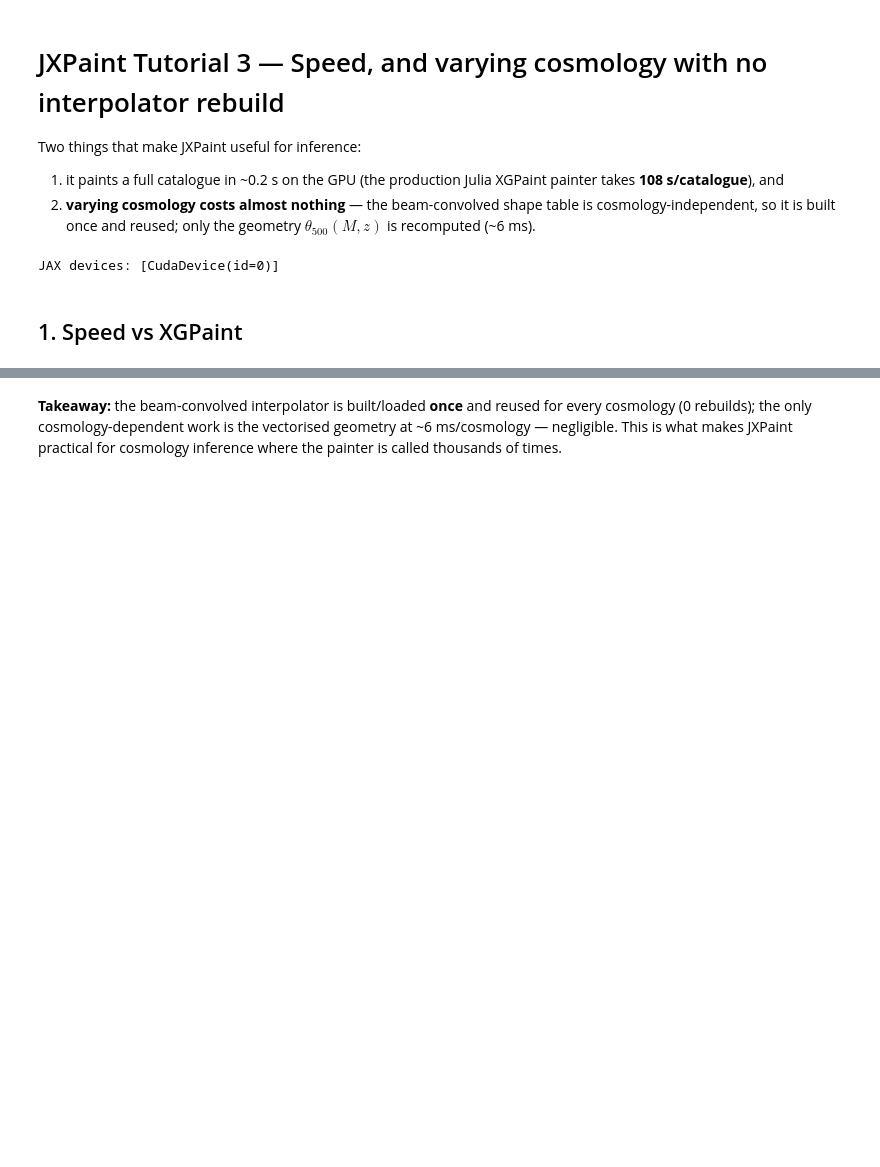
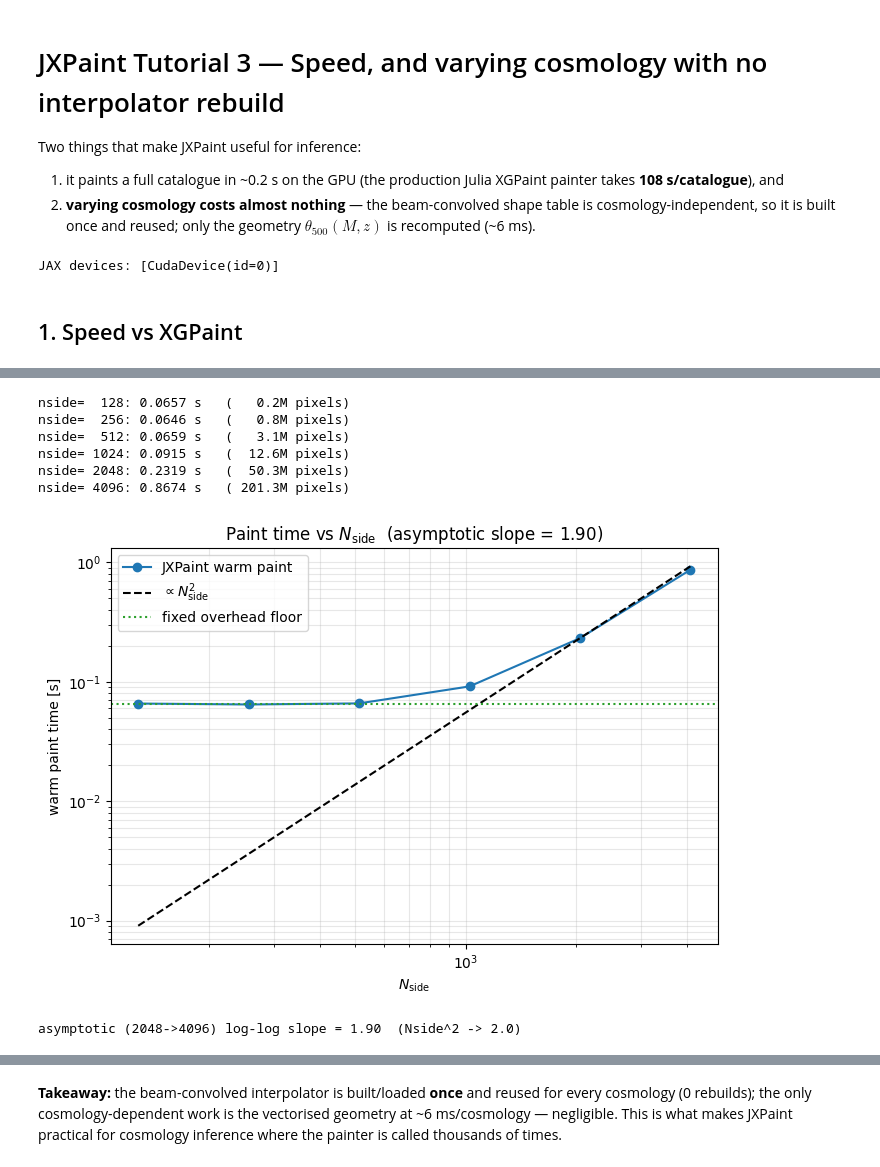
Before and after one commit to licongxu/JXPaint, a Jupyter notebook: tutorials/03_speed_and_cosmology.ipynb, the cells around one changed output, grey strips where cells are left out. Saved outputs shown, nothing was run; the diff lists cells and outputs as text; code cells hidden in the pictures; blank space fills up the shorter version.

```diff
--- a/tutorials/03_speed_and_cosmology.ipynb
+++ b/tutorials/03_speed_and_cosmology.ipynb
@@ -49,0 +61,39 @@ speedup:        585x   (bit-for-bit identical map)
+# %%
+sub = slice(0, 40000)
+zz, MM, lo, la, yy = z[sub], M[sub], lon[sub], lat[sub], y0[sub]
+nsides = np.array([128, 256, 512, 1024, 2048, 4096])
+times = []
+for nside in nsides:
+    sc = nside/1024.0
+    e_per, n_per = int(28*sc + 6), int(210*sc*sc + 40)     # caps scale with Nside
+    kw = dict(nside=int(nside), chunk=20_000_000, e_per_halo=e_per, n_per_halo=n_per)
+    paint_catalogue_gpu_native(zz, MM, lo, la, yy, st, **kw)        # compile
+    tt = []
+    for _ in range(3):
+        t0 = time.time()
+        paint_catalogue_gpu_native(zz, MM, lo, la, yy, st, **kw)
+        tt.append(time.time() - t0)
+    times.append(min(tt))
+    print(f"nside={nside:5d}: {min(tt):.4f} s   ({12*nside**2/1e6:6.1f}M pixels)")
+times = np.array(times)
+# %% [output]
+nside=  128: 0.0657 s   (   0.2M pixels)
+nside=  256: 0.0646 s   (   0.8M pixels)
+nside=  512: 0.0659 s   (   3.1M pixels)
+nside= 1024: 0.0915 s   (  12.6M pixels)
+nside= 2048: 0.2319 s   (  50.3M pixels)
+nside= 4096: 0.8674 s   ( 201.3M pixels)
+# %%
+slope = np.polyfit(np.log(nsides[-2:]), np.log(times[-2:]), 1)[0]  # asymptotic (top two)
+plt.figure(figsize=(7, 5))
+plt.loglog(nsides, times, "o-", label="JXPaint warm paint")
+ref = times[nsides == 2048][0] * (nsides/2048.0)**2
+plt.loglog(nsides, ref, "k--", label=r"$\propto N_{\rm side}^2$")
+plt.axhline(times[0], color="C2", ls=":", label="fixed overhead floor")
+plt.xlabel(r"$N_{\rm side}$"); plt.ylabel("warm paint time [s]")
+plt.title(f"Paint time vs $N_{{\\rm side}}$  (asymptotic slope = {slope:.2f})")
+plt.legend(); plt.grid(alpha=.3, which="both"); plt.tight_layout(); plt.show()
+print(f"asymptotic (2048->4096) log-log slope = {slope:.2f}  (Nside^2 -> 2.0)")
+# %% [output]
+[figure, added]
+asymptotic (2048->4096) log-log slope = 1.90  (Nside^2 -> 2.0)
```
Also changed, not shown: parts of 6 cells of this notebook, 2 other files.
